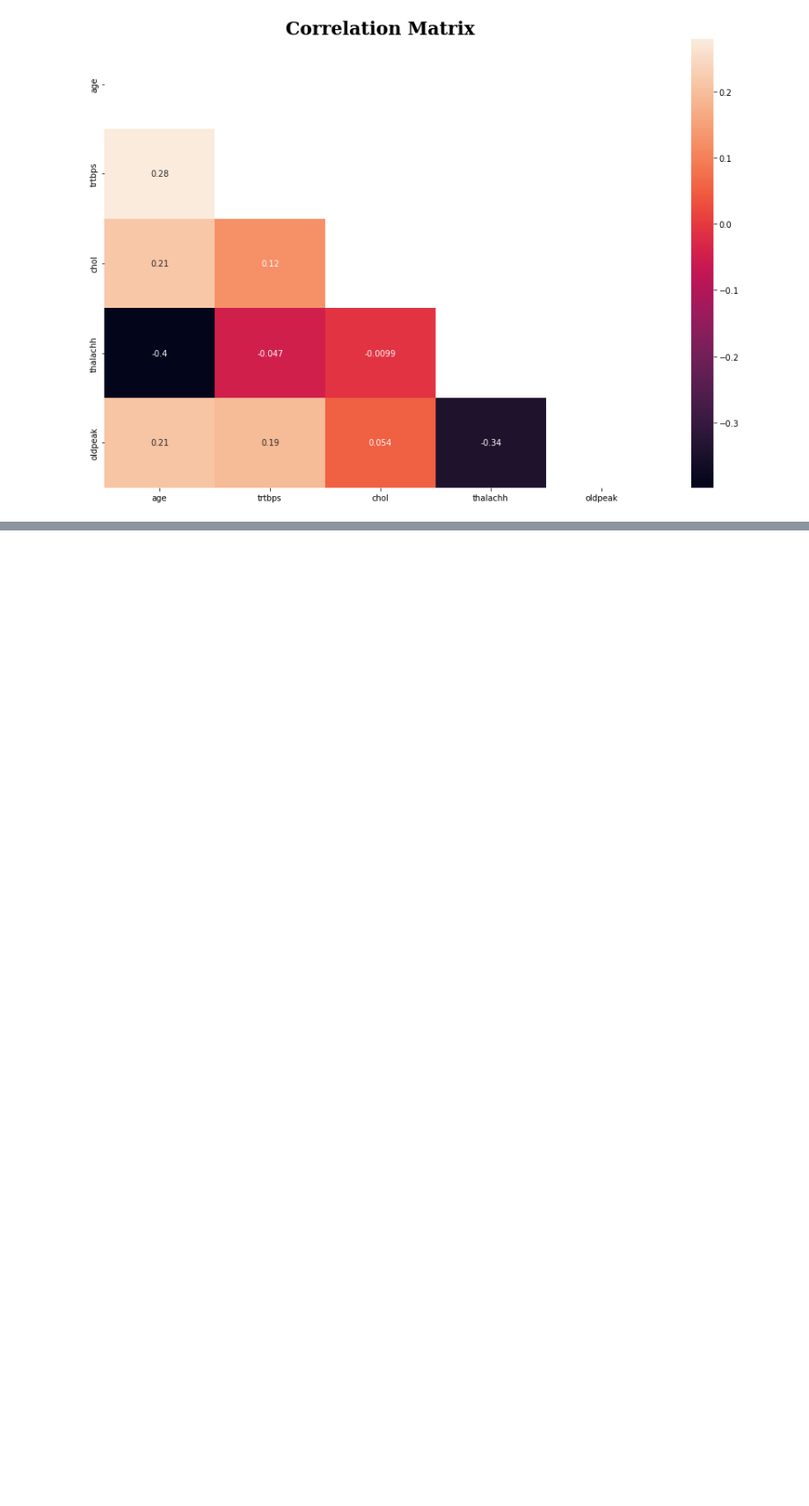
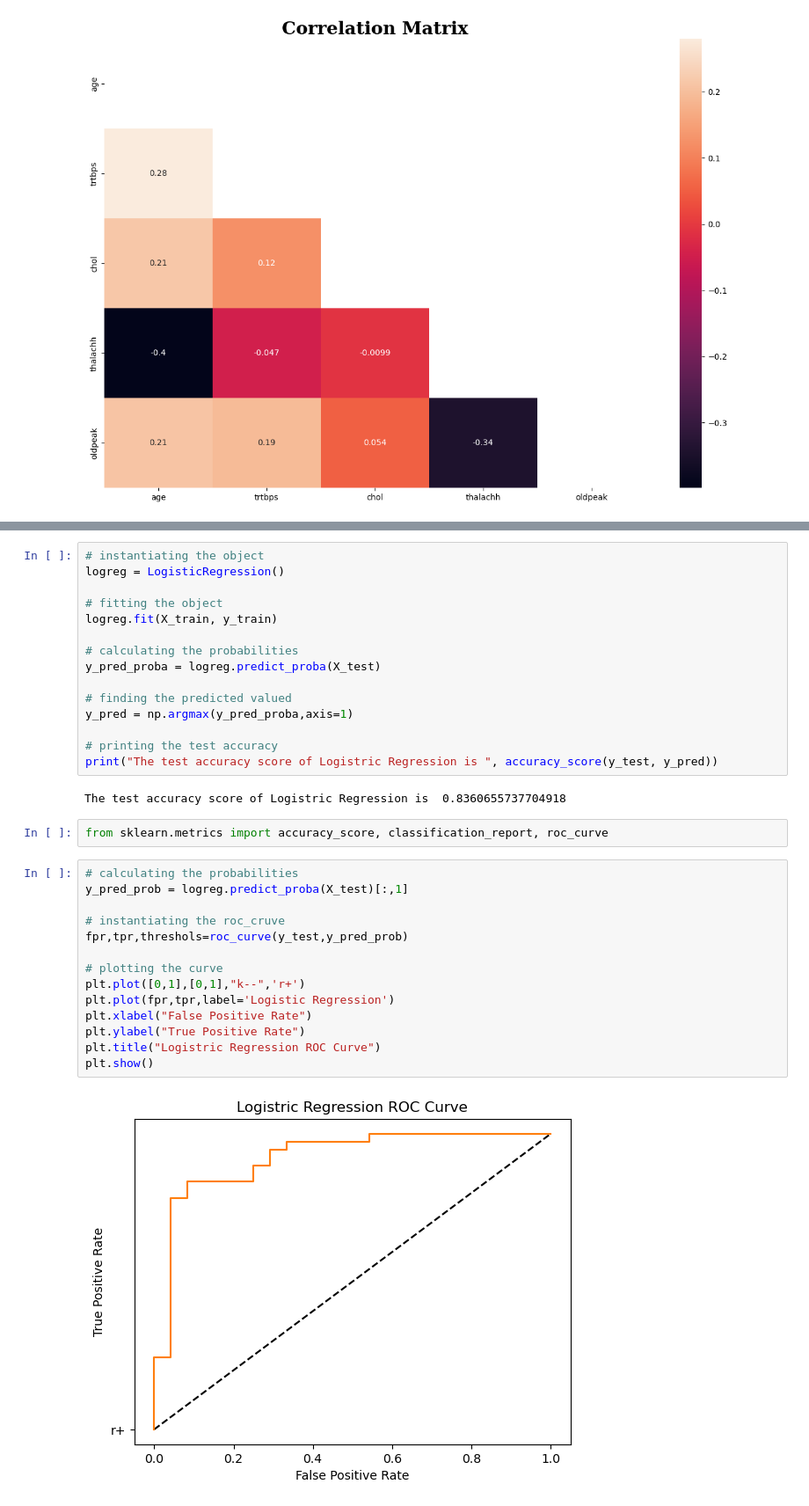
Before and after one commit to Peter-pech/Data-scientist-heroes, a Jupyter notebook: DQA_EDA.ipynb, the cells around one changed output, grey strips where cells are left out. Shown at 88% size. Drawn from its saved outputs; the diff is of its cells as text; blank space fills up the shorter version.

```diff
--- a/DQA_EDA.ipynb
+++ b/DQA_EDA.ipynb
@@ -441,0 +509,35 @@ for feat in cont_features:
+# %%
+# instantiating the object
+logreg = LogisticRegression()
+
+# fitting the object
+logreg.fit(X_train, y_train)
+
+# calculating the probabilities
+y_pred_proba = logreg.predict_proba(X_test)
+
+# finding the predicted valued
+y_pred = np.argmax(y_pred_proba,axis=1)
+
+# printing the test accuracy
+print("The test accuracy score of Logistric Regression is ", accuracy_score(y_test, y_pred))
+# %% [output]
+The test accuracy score of Logistric Regression is  0.8360655737704918
+# %%
+from sklearn.metrics import accuracy_score, classification_report, roc_curve
+# %%
+# calculating the probabilities
+y_pred_prob = logreg.predict_proba(X_test)[:,1]
+
+# instantiating the roc_cruve
+fpr,tpr,threshols=roc_curve(y_test,y_pred_prob)
+
+# plotting the curve
+plt.plot([0,1],[0,1],"k--",'r+')
+plt.plot(fpr,tpr,label='Logistic Regression')
+plt.xlabel("False Positive Rate")
+plt.ylabel("True Positive Rate")
+plt.title("Logistric Regression ROC Curve")
+plt.show()
+# %% [output]
+[figure, added]
```
Also changed, not shown: parts of 13 cells of this notebook.
